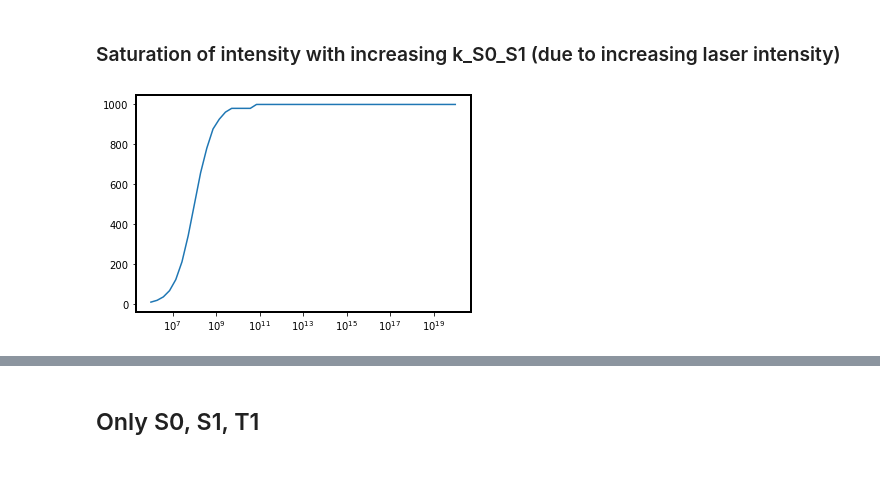
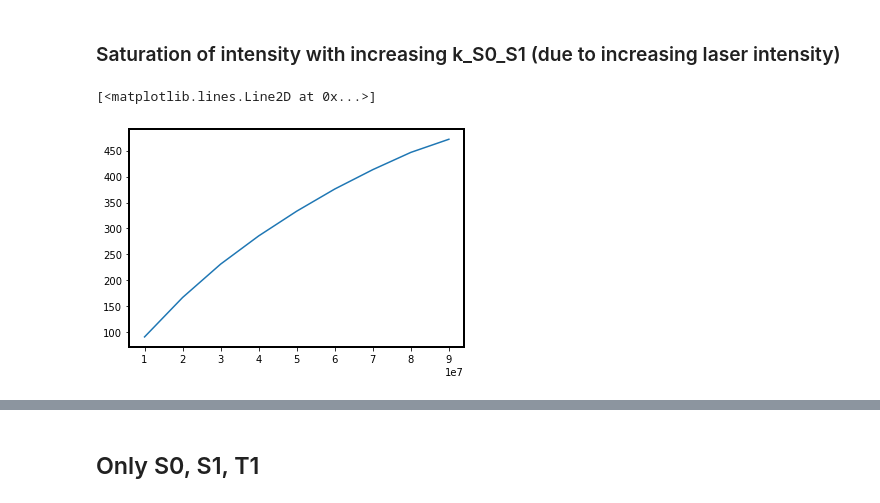
Before and after one commit to super-resolution/Fluopy, a Jupyter notebook: notebooks/INT_1_fluorophore.ipynb, the cells around one changed output, grey strips where cells are left out. Cells and saved outputs as stored; diff of their text form; code cells hidden in the pictures; blank space fills up the shorter version.

Commit message:
Photon collection rate & multiple subplots
Photon detection rate incorporation - note that this only effects the DETCTED photons and not the process of emission itself.

```diff
--- a/notebooks/INT_1_fluorophore.ipynb
+++ b/notebooks/INT_1_fluorophore.ipynb
@@ -20,13 +20,14 @@ from IPython.display import HTML
 rate_dict = dict(k_S0_S1=1e15,  # excitation
                  k_S1_S0=1e8)  # emission
 # %%
-system = fs.JablonskiModel(number=1, distances=1, photon_collection=0.2, rates=rate_dict)
+system = fs.JablonskiModel(number=1, distances=1, rates=rate_dict)
 # %%
 time_series, time_step_series, state_series = system.simulate(n_steps=1000000, seed=99, base="cy")
 # %%
 unique_series_converted, unique_states, occupation_time_mean = system.process()
 # %%
-emitting_mask, pandas_series, on_periods, off_periods = system.emitters(unit="s", resample="0.001ms")
+emitting_mask, pandas_series, on_periods, off_periods = system.emitters(unit="s", resample="0.001ms",
+                                                                        photon_collection=1)
 # %%
 fig, ax = fi.FigureCollection(system).emission_events(time_series=False, bins=30)
 # %% [output]
@@ -34,11 +35,12 @@ fig, ax = fi.FigureCollection(system).emission_events(time_series=False, bins=30
 # %% [markdown]
 ### Saturation of intensity with increasing k_S0_S1 (due to increasing laser intensity)
 # %%
-ks = np.logspace(6, 20, 50)
+#ks = np.logspace(6, 20, 50)
+ks = np.arange(1e7, 1e8, 1e7)
 means = []
 for k in ks:
     rate_dict["k_S0_S1"] = k
-    system = fs.JablonskiModel(number=1, distances=1, photon_collection=0.2, rates=rate_dict)
+    system = fs.JablonskiModel(number=1, distances=1, rates=rate_dict)
     time_series, time_step_series, state_series = system.simulate(n_steps=100000, seed=99, base="cy")
     unique_series_converted, unique_states, occupation_time_mean = system.process()
     emitting_mask, pandas_series, on_periods, off_periods = system.emitters(unit="s", resample="0.01ms")
@@ -48,6 +50,7 @@ for k in ks:
 import matplotlib.pyplot as plt
 # %%
 plt.plot(ks, means)
-plt.xscale("log")
+#plt.xscale("log")
 # %% [output]
+[<matplotlib.lines.Line2D at 0x...>]
-[figure, old version]
+[figure, new version]
```
Also changed, not shown: parts of 5 cells of this notebook, 5 other files.
